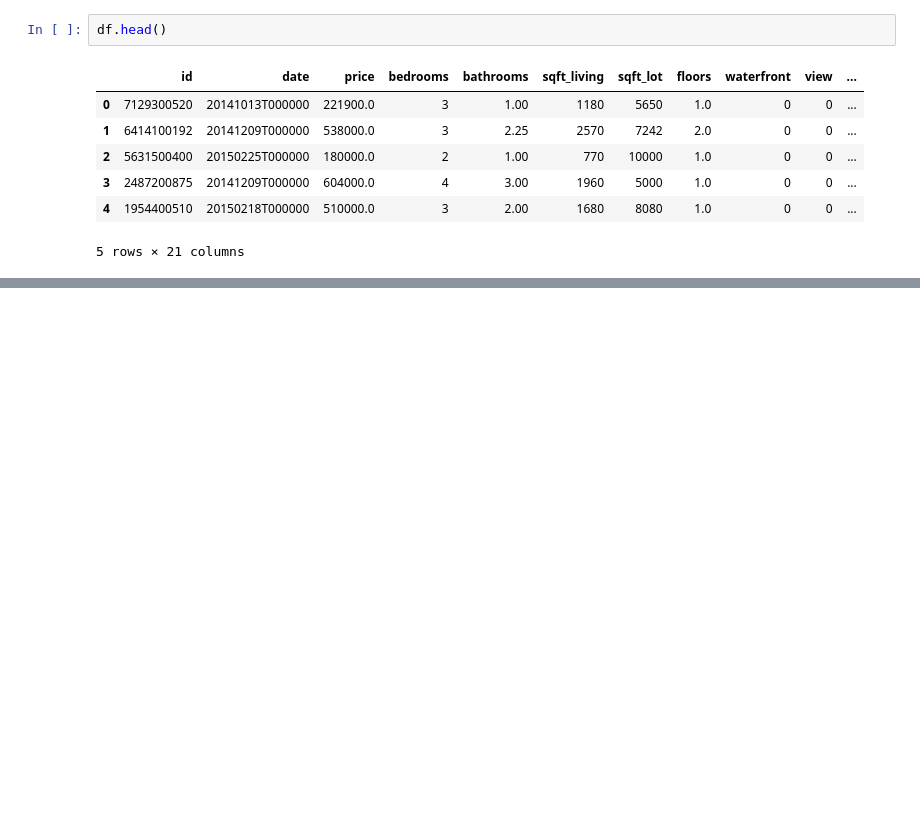
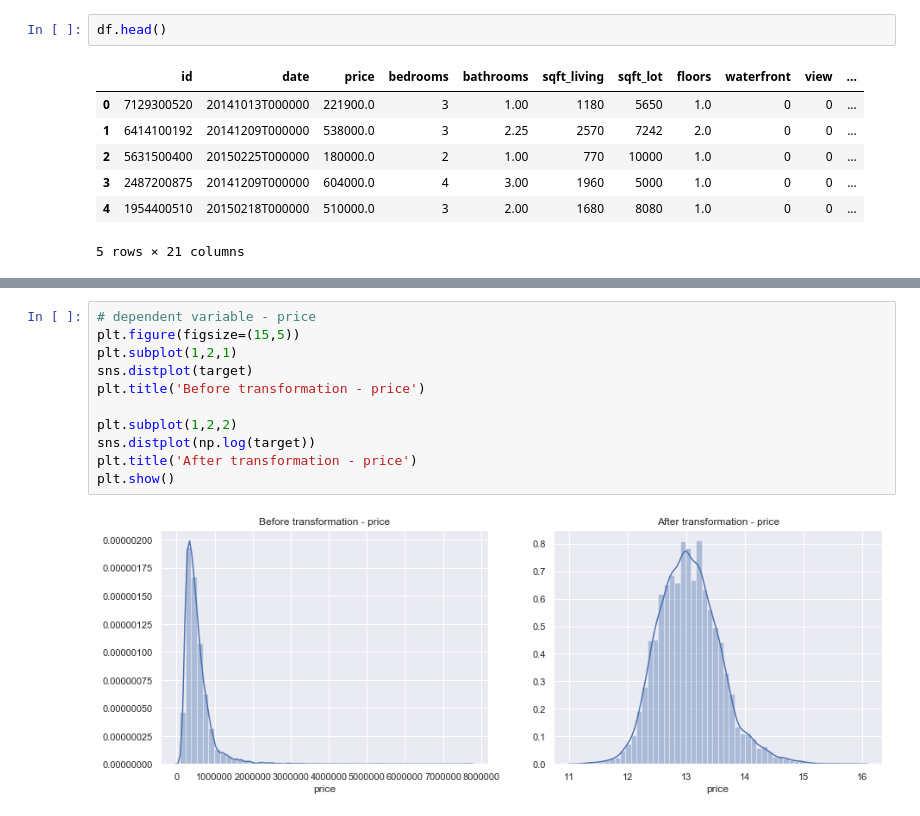
Before and after one commit to nortonlyr/MachineLearningExercises, a Jupyter notebook: Simple_LinearRegression_Ex/Simple_Linear_Regression_Ex.ipynb, the cells around one changed output, grey strips where cells are left out. Cells and saved outputs as stored; diff of their text form; blank space fills up the shorter version.

```diff
--- a/Simple_LinearRegression_Ex/Simple_Linear_Regression_Ex.ipynb
+++ b/Simple_LinearRegression_Ex/Simple_Linear_Regression_Ex.ipynb
@@ -20,0 +48,13 @@ df.head()
+# %%
+# dependent variable - price
+plt.figure(figsize=(15,5))
+plt.subplot(1,2,1)
+sns.distplot(target)
+plt.title('Before transformation - price')
+
+plt.subplot(1,2,2)
+sns.distplot(np.log(target))
+plt.title('After transformation - price')
+plt.show()
+# %% [output]
+[figure, added]
```
Also changed, not shown: parts of 8 cells of this notebook.
